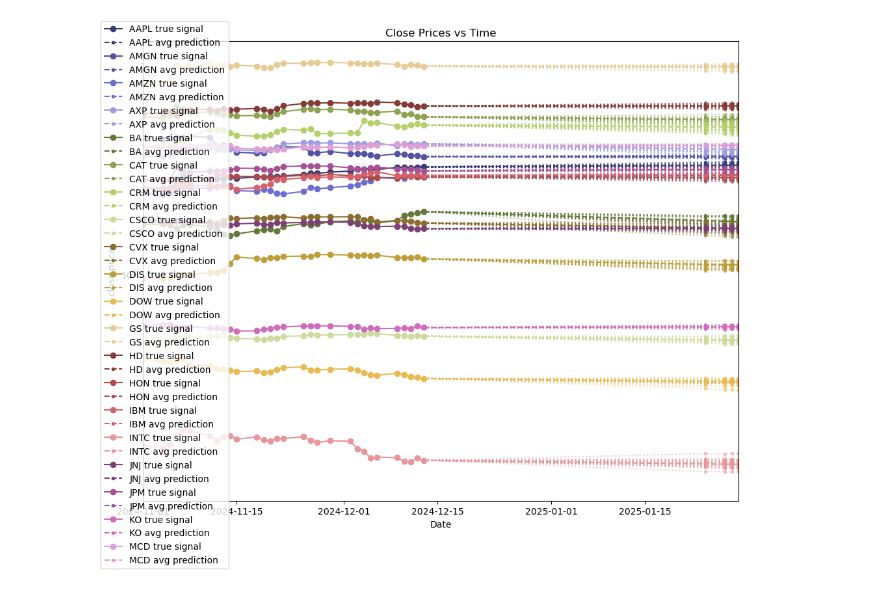
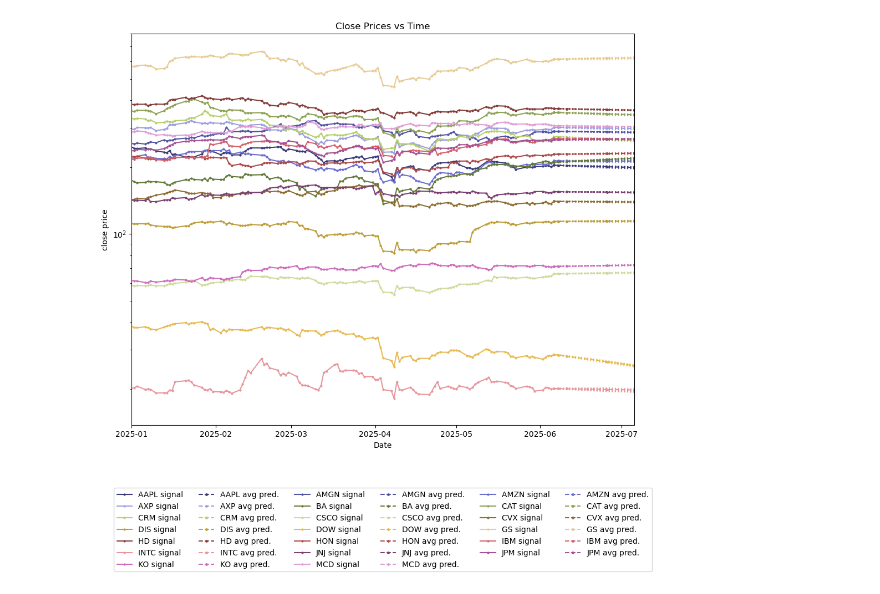
Before and after one commit to Krishna-Saxena/market-modeling, a Jupyter notebook: examples/dep_model.ipynb, the cells around one changed output. Saved outputs shown, nothing was run; the diff lists cells and outputs as text; code cells hidden in the pictures.

```diff
--- a/examples/dep_model.ipynb
+++ b/examples/dep_model.ipynb
@@ -109,46 +70,29 @@ plt.colorbar();
 # %%
+LAST_DATE = datetime.fromtimestamp(int(market.xarray_ds['time'].max().to_numpy())//1e9)
 dates_to_sim = pd.to_datetime(
-  pd.Series(['01-24-2025', '01-27-2025', '01-28-2025', '01-29-2025'], name='dates'),
+  pd.Series([
+	  LAST_DATE+timedelta(days=2),
+	  LAST_DATE+timedelta(days=5),
+	  LAST_DATE+timedelta(days=20),
+	  LAST_DATE+timedelta(days=30),
+  ], name='dates'),
   format='%m-%d-%Y'
 )
 
 prev_time, prev_state = market.get_market_state_before_date(min(dates_to_sim))
 prev_signals = prev_state.sel(variable='signal').to_numpy()
 
-sim_dates = pd.concat((pd.Series([prev_time], name='dates'), dates_to_sim))
+sim_dates = pd.concat((pd.Series(prev_time, name='dates'), dates_to_sim))
 # %%
-sim_res = dep_model.simulate(prev_signals, sim_dates, num_sims=20)
-sim_counterfact = dep_model.simulate(prev_signals, sim_dates, 1, add_BM=False)
+sim_res = dep_model.simulate(
+	None, prev_signals, sim_dates, num_sims=20,
+	mu=mkt_mu, Sigma=mkt_Sigma
+)
+sim_counterfact = dep_model.simulate(
+	None, prev_signals, sim_dates, num_sims=1, add_BM=False,
+	mu=mkt_mu, Sigma=mkt_Sigma
+)
 # %%
-colorscheme = mpl.colormaps['tab20b']
-fig, ax = plt.subplots(figsize=(10,8))
-
-xarr = market.get_dataarray()
-
-for i in range(colorscheme.N):
-  asset_i_id = xarr.isel(ID=i)['ID'].values
-  # plot true observations
-  ax.plot(
-    xarr.time, xarr.sel(ID=asset_i_id, variable='signal'),
-    '-o', color=colorscheme.colors[i % colorscheme.N],
-    label=f'{asset_i_id} true signal'
-  )
-  # plot simulated predictions w/o GBM
-  ax.plot(
-    sim_dates, sim_counterfact[0, i, :],
-    color=colorscheme.colors[i % colorscheme.N], marker='.', linestyle='dashed',
-    label=f'{asset_i_id} avg prediction'
-  )
-	# plot simulated predictions w/ GBM
-  for j_sim in range(sim_res.shape[0]):
-    ax.plot(
-      sim_dates, sim_res[j_sim, i, :],
-      alpha=0.5, color=colorscheme.colors[i % colorscheme.N], linestyle='dotted', marker='.'
-    )
-ax.set_xlim([datetime(2024, 11, 1), sim_dates.max()])
-ax.set(xlabel='Date', ylabel='close price', title='Close Prices vs Time')
-ax.set_yscale('log')
-fig.tight_layout()
-fig.legend(loc=2);
+plot_predictions(market, sim_dates, sim_res, sim_counterfact)
 # %% [output]
-[figure, old version]
+[figure, new version]
```
Also changed, not shown: parts of 13 cells of this notebook, 25 other files.
